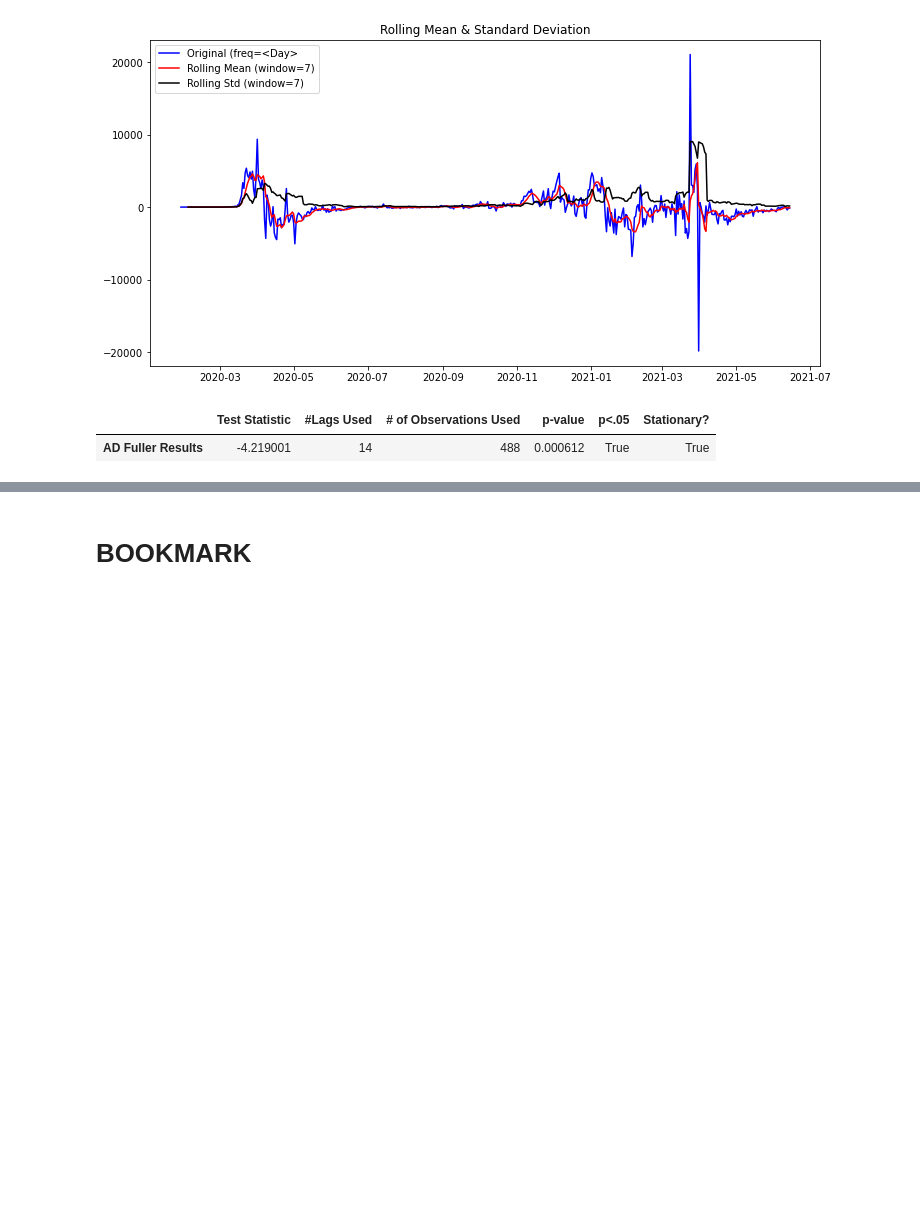
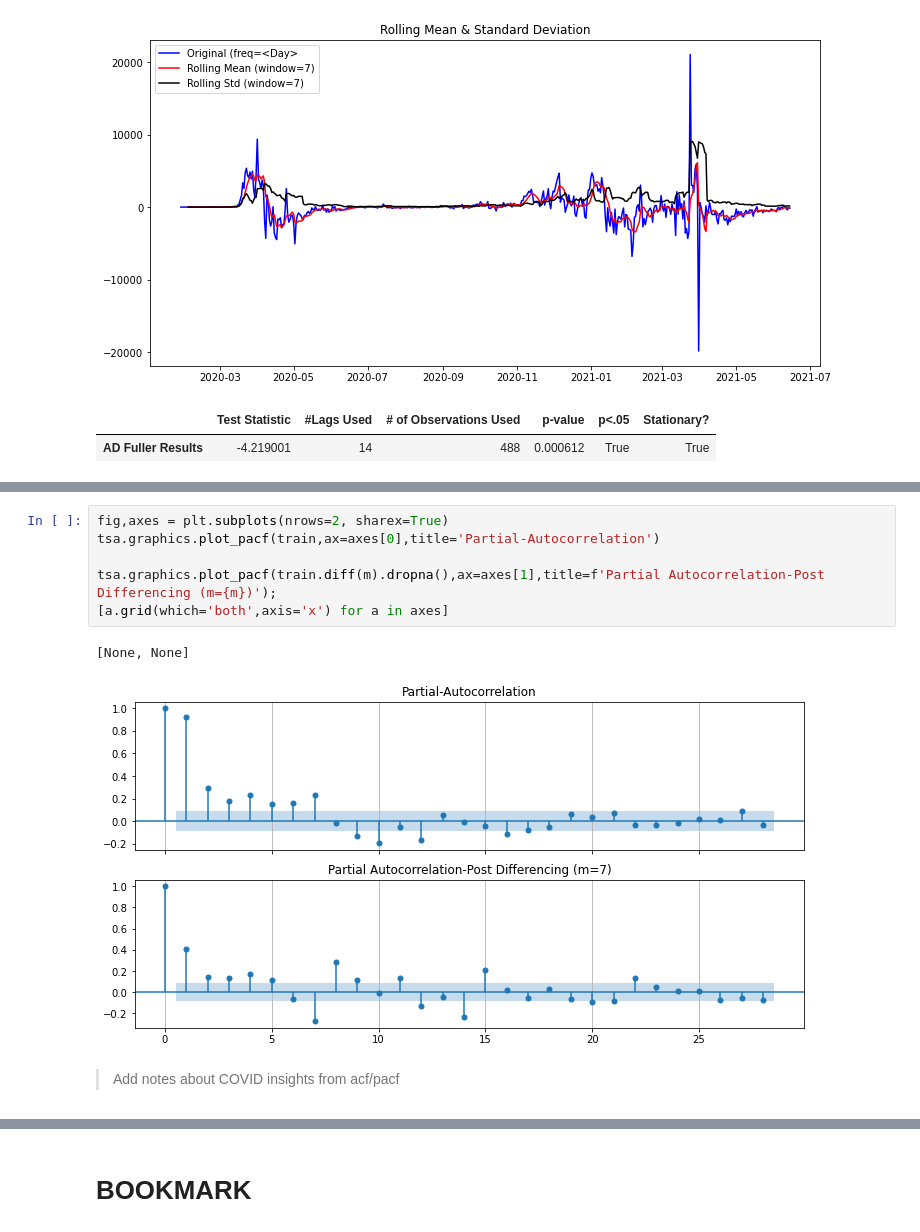
Before and after one commit to jirvingphd/playing-with-coronavirus-data, a Jupyter notebook: coronavirus_covid_19_timeseries_forecasting_08-2021.ipynb, the cells around one changed output, grey strips where cells are left out. Drawn from its saved outputs; the diff is of its cells as text; blank space fills up the shorter version.

```diff
--- a/coronavirus_covid_19_timeseries_forecasting_08-2021.ipynb
+++ b/coronavirus_covid_19_timeseries_forecasting_08-2021.ipynb
@@ -397,3 +394,14 @@ fn.stationarity_check(train.diff(7).dropna(), window=7)
+# %%
+fig,axes = plt.subplots(nrows=2, sharex=True)
+tsa.graphics.plot_pacf(train,ax=axes[0],title='Partial-Autocorrelation')
+
+tsa.graphics.plot_pacf(train.diff(m).dropna(),ax=axes[1],title=f'Partial Autocorrelation-Post Differencing (m={m})');
+[a.grid(which='both',axis='x') for a in axes]
+# %% [output]
+[None, None]
+[figure, added]
+# %% [markdown]
+> Add notes about COVID insights from acf/pacf
 # %%
 from pmdarima import auto_arima
 
```
Also changed, not shown: parts of 16 cells of this notebook, 1 other file.
